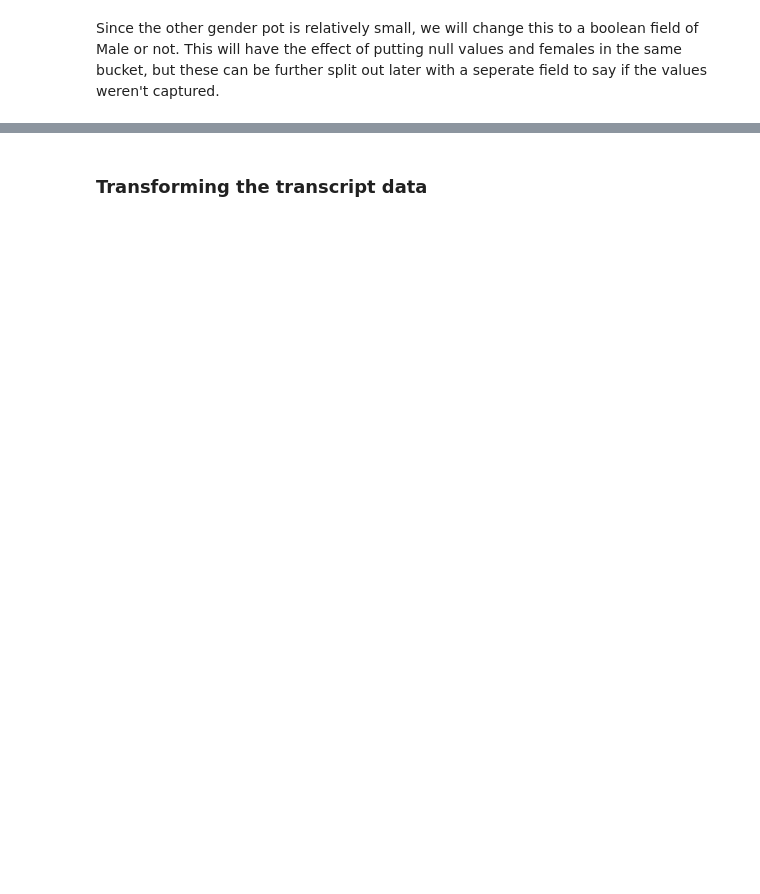
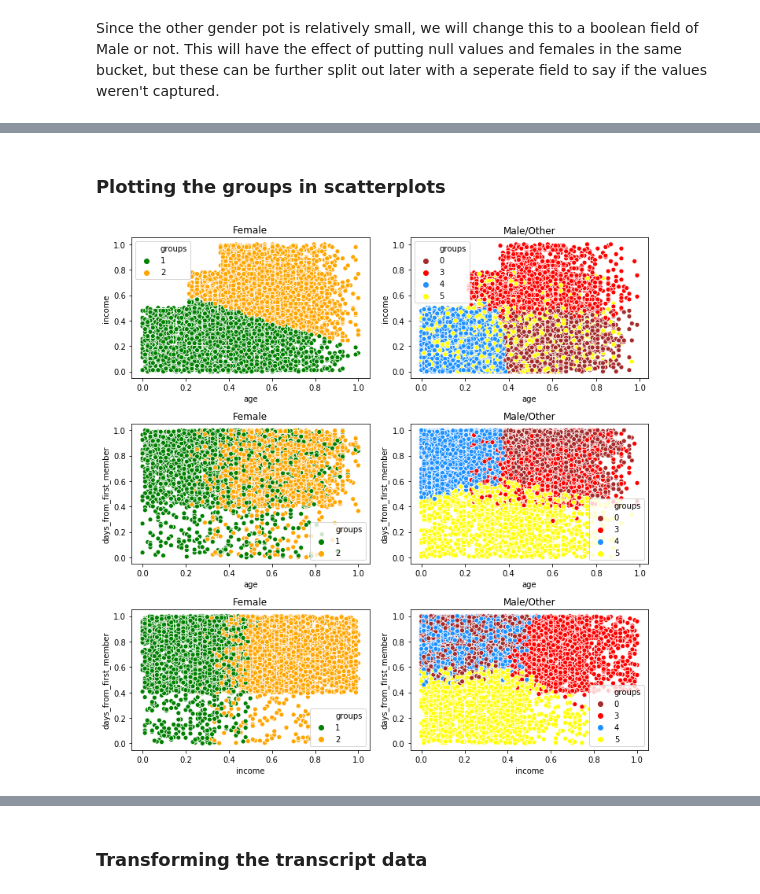
Before and after one commit to disco-rocket/starbucks_capstone, a Jupyter notebook: Starbucks_Capstone_notebook.ipynb, the cells around one changed output, grey strips where cells are left out. Saved outputs shown, nothing was run; the diff lists cells and outputs as text; code cells hidden in the pictures; blank space fills up the shorter version.

Commit message:
Better demographic analysis

```diff
--- a/Starbucks_Capstone_notebook.ipynb
+++ b/Starbucks_Capstone_notebook.ipynb
@@ -287,0 +445,61 @@ profile.head(10)
+# %% [markdown]
+### Plotting the groups in scatterplots
+# %%
+plt.figure(figsize=(10,10))
+
+#fixing each group to a colour
+color_dict = dict({0:'brown',
+                  1:'green',
+                  2: 'orange',
+                  3: 'red',
+                  4: 'dodgerblue',
+                  5: 'yellow'})
+#plotting scattergraphs
+plt.subplot(3,2,1)
+ax = sns.scatterplot(x="age"
+                     ,y="income"
+                     ,hue="groups"
+                     #,style="female"
+                     ,palette=color_dict
+                     , data=profile_not_null[profile_not_null['female'] == True]).set_title('Female')
+plt.subplot(3,2,2)
+ax = sns.scatterplot(x="age"
+                     ,y="income"
+                     ,hue="groups"
+                     #,style="female"
+                     ,palette=color_dict
+                     , data=profile_not_null[profile_not_null['female'] == False]).set_title('Male/Other')
+plt.subplot(3,2,3)
+ax = sns.scatterplot(x="age"
+                     ,y="days_from_first_member"
+                     ,hue="groups"
+                     #,style="female"
+                     ,palette=color_dict
+                     , data=profile_not_null[profile_not_null['female'] == True]).set_title('Female')
+plt.subplot(3,2,4)
+ax = sns.scatterplot(x="age"
+                     ,y="days_from_first_member"
+                     ,hue="groups"
+                     #,style="female"
+                     ,palette=color_dict
+                     , data=profile_not_null[profile_not_null['female'] == False]).set_title('Male/Other')
+plt.subplot(3,2,5)
+ax = sns.scatterplot(x="income"
+                     ,y="days_from_first_member"
+                     ,hue="groups"
+                     #,style="female"
+                     ,palette=color_dict
+                     , data=profile_not_null[profile_not_null['female'] == True]).set_title('Female')
+plt.subplot(3,2,6)
+ax = sns.scatterplot(x="income"
+                     ,y="days_from_first_member"
+                     ,hue="groups"
+                     #,style="female"
+                     ,palette=color_dict
+                     , data=profile_not_null[profile_not_null['female'] == False]).set_title('Male/Other')
+
+plt.tight_layout()
+plt.savefig("demographic_groups.png")
+plt.show()
+# %% [output]
+[figure, added]
```
Also changed, not shown: parts of 59 cells of this notebook.
